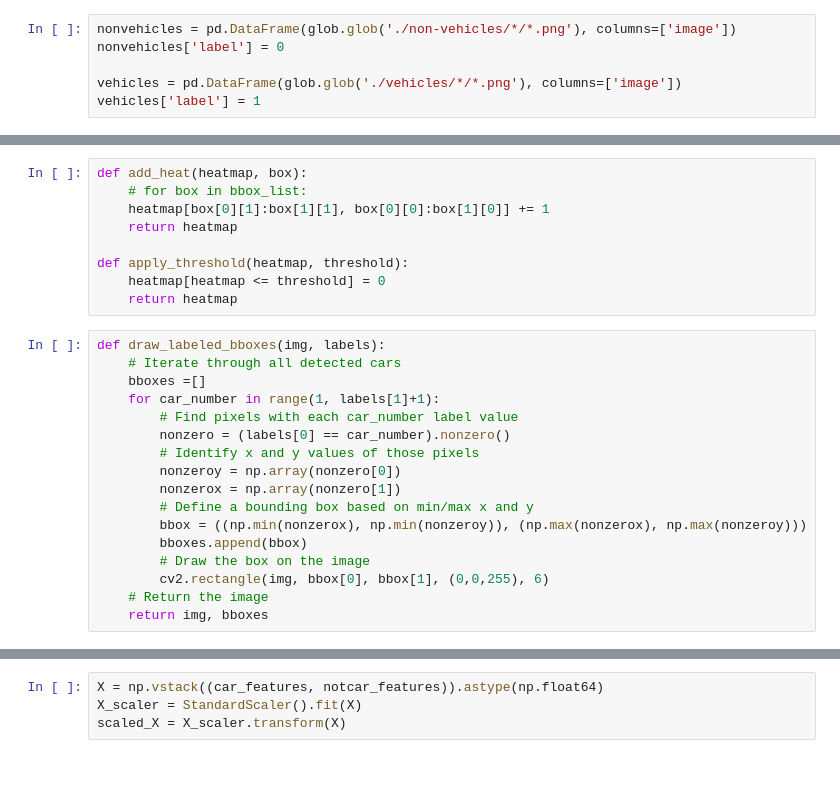
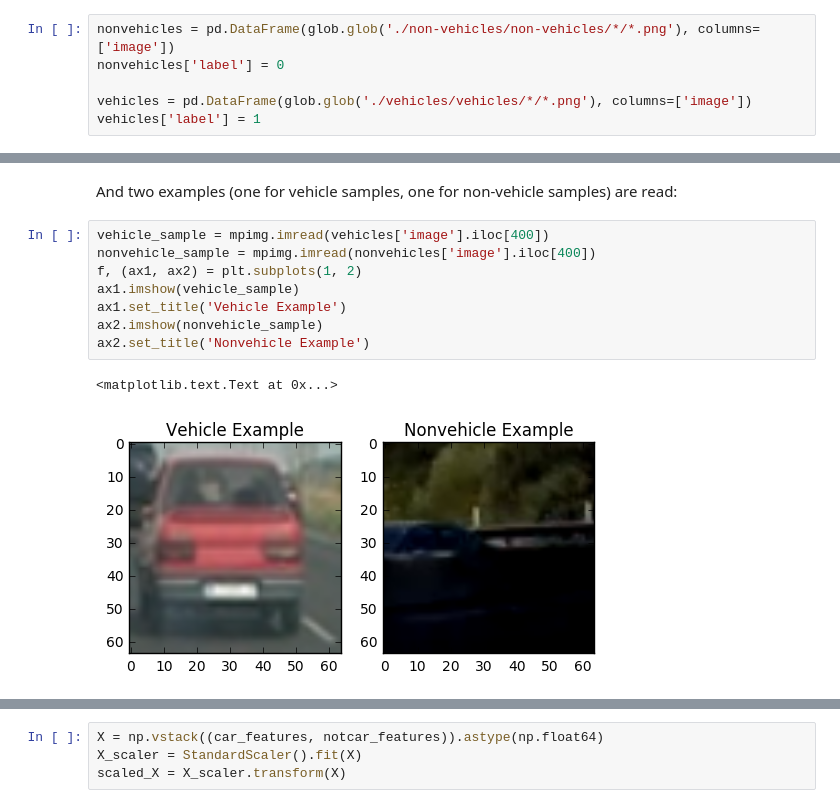
Before and after one commit to alperbek/CarND-Vehicle-Detection, a Jupyter notebook: VehicleDetection.ipynb, the cells around one changed output, grey strips where cells are left out. Drawn from its saved outputs; the diff is of its cells as text; blank space fills up the shorter version.

```diff
--- a/VehicleDetection.ipynb
+++ b/VehicleDetection.ipynb
@@ -23,8 +27,8 @@ import matplotlib.image as mpimg
 # %%
-nonvehicles = pd.DataFrame(glob.glob('./non-vehicles/*/*.png'), columns=['image'])
+nonvehicles = pd.DataFrame(glob.glob('./non-vehicles/non-vehicles/*/*.png'), columns=['image'])
 nonvehicles['label'] = 0
 
-vehicles = pd.DataFrame(glob.glob('./vehicles/*/*.png'), columns=['image'])
+vehicles = pd.DataFrame(glob.glob('./vehicles/vehicles/*/*.png'), columns=['image'])
 vehicles['label'] = 1
 # %%
 print('Number of vehicle samples is:')
@@ -120,26 +47,13 @@ def search_windows(img, windows, clf, scaler, color_space='RGB',
-# %%
-def add_heat(heatmap, box):
-    # for box in bbox_list:
-    heatmap[box[0][1]:box[1][1], box[0][0]:box[1][0]] += 1
-    return heatmap
-
-def apply_threshold(heatmap, threshold):
-    heatmap[heatmap <= threshold] = 0
-    return heatmap
-# %%
-def draw_labeled_bboxes(img, labels):
-    # Iterate through all detected cars
-    bboxes =[]
-    for car_number in range(1, labels[1]+1):
-        # Find pixels with each car_number label value
-        nonzero = (labels[0] == car_number).nonzero()
-        # Identify x and y values of those pixels
-        nonzeroy = np.array(nonzero[0])
-        nonzerox = np.array(nonzero[1])
-        # Define a bounding box based on min/max x and y
-        bbox = ((np.min(nonzerox), np.min(nonzeroy)), (np.max(nonzerox), np.max(nonzeroy)))
-        bboxes.append(bbox)
-        # Draw the box on the image
-        cv2.rectangle(img, bbox[0], bbox[1], (0,0,255), 6)
-    # Return the image
-    return img, bboxes
+# %% [markdown]
+And two examples (one for vehicle samples, one for non-vehicle samples) are read:
+# %%
+vehicle_sample = mpimg.imread(vehicles['image'].iloc[400])
+nonvehicle_sample = mpimg.imread(nonvehicles['image'].iloc[400])
+f, (ax1, ax2) = plt.subplots(1, 2)
+ax1.imshow(vehicle_sample)
+ax1.set_title('Vehicle Example')
+ax2.imshow(nonvehicle_sample)
+ax2.set_title('Nonvehicle Example')
+# %% [output]
+<matplotlib.text.Text at 0x...>
+[figure, added]
```
Also changed, not shown: parts of 37 cells of this notebook.
